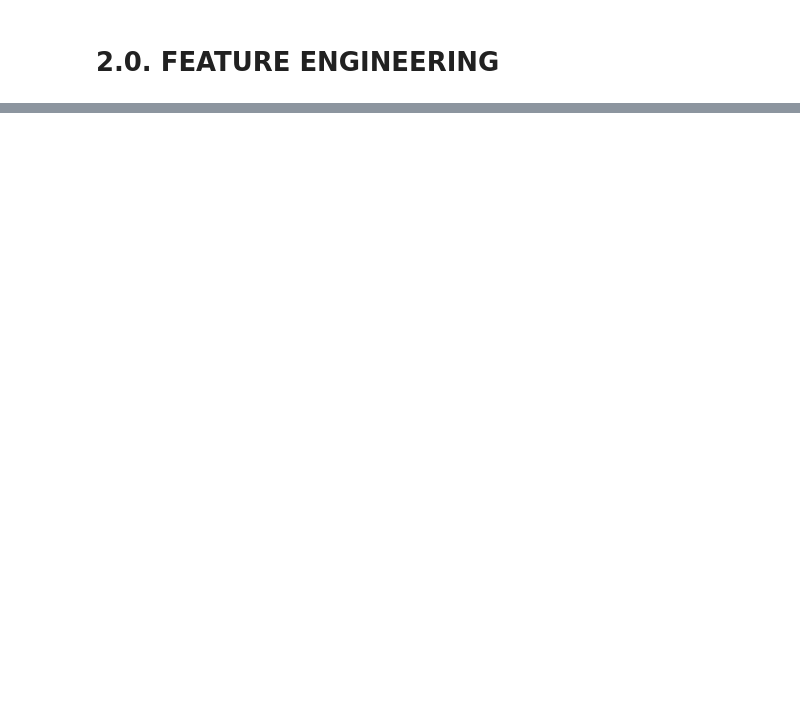
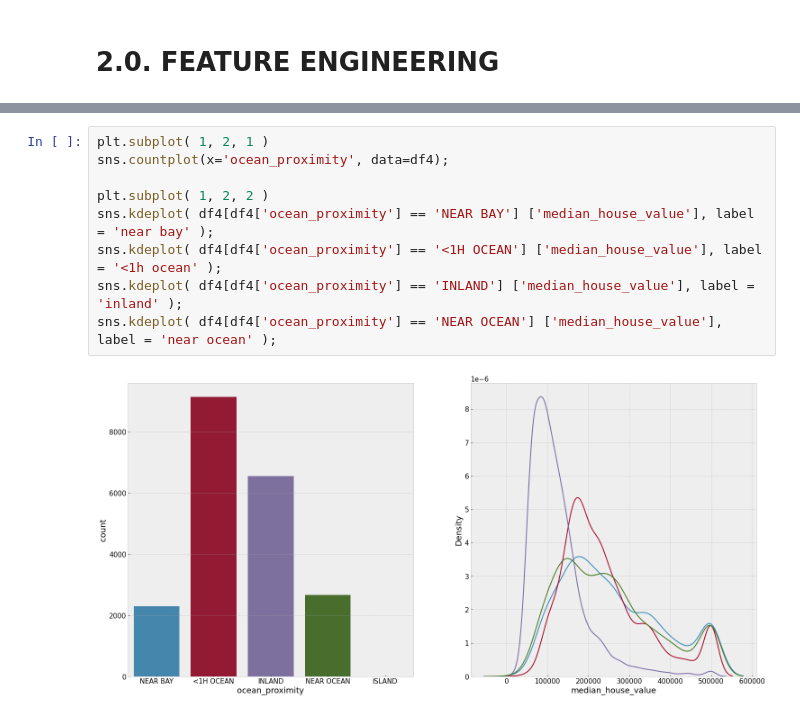
Before and after one commit to Emanoelgenez/housing, a Jupyter notebook: notebooks/reengineering_model.ipynb, the cells around one changed output, grey strips where cells are left out. Drawn from its saved outputs; the diff is of its cells as text; blank space fills up the shorter version.

```diff
--- a/notebooks/reengineering_model.ipynb
+++ b/notebooks/reengineering_model.ipynb
@@ -409,0 +417,11 @@ df3 = df3.drop(cols_drop, axis=1)
+# %%
+plt.subplot( 1, 2, 1 )
+sns.countplot(x='ocean_proximity', data=df4);
+
+plt.subplot( 1, 2, 2 )
+sns.kdeplot( df4[df4['ocean_proximity'] == 'NEAR BAY'] ['median_house_value'], label = 'near bay' );
+sns.kdeplot( df4[df4['ocean_proximity'] == '<1H OCEAN'] ['median_house_value'], label = '<1h ocean' );
+sns.kdeplot( df4[df4['ocean_proximity'] == 'INLAND'] ['median_house_value'], label = 'inland' );
+sns.kdeplot( df4[df4['ocean_proximity'] == 'NEAR OCEAN'] ['median_house_value'], label = 'near ocean' );
+# %% [output]
+[figure, added]
```
Also changed, not shown: parts of 81 cells of this notebook, 1 other file.
